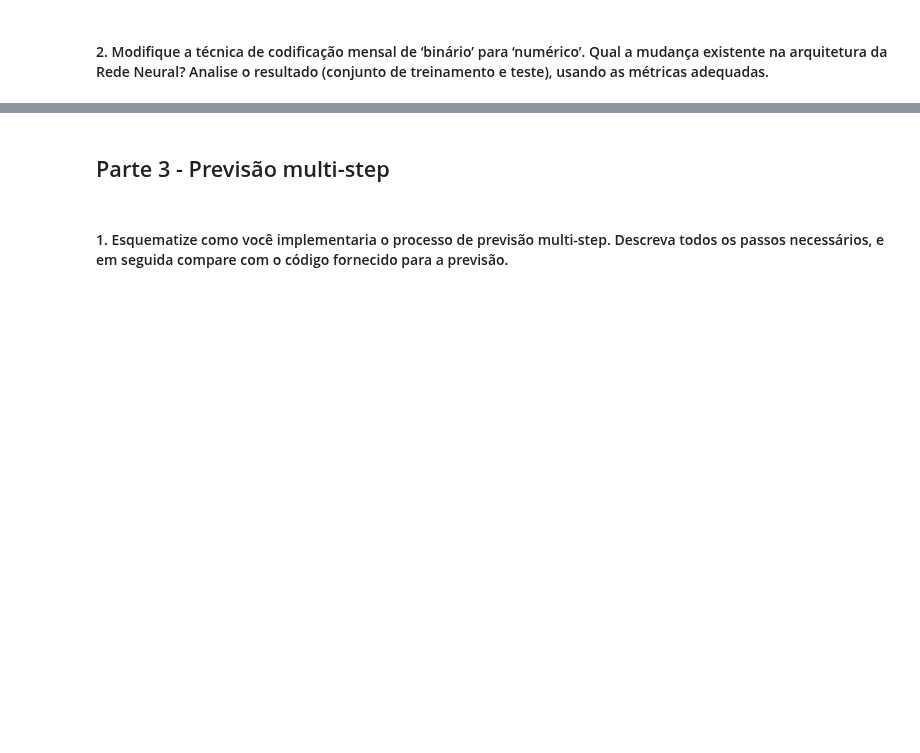
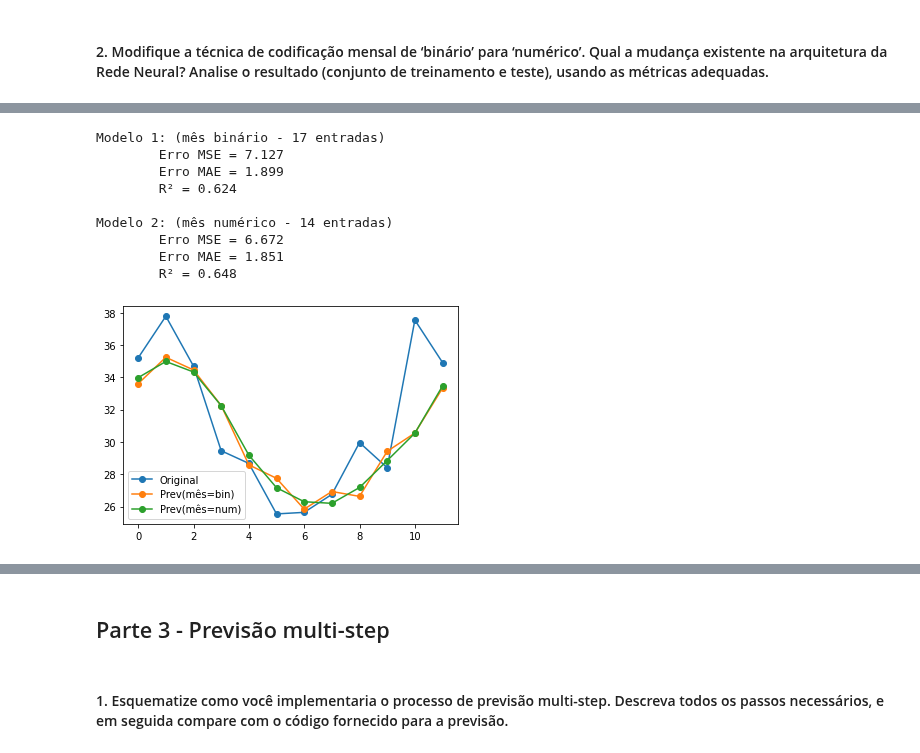
Before and after one commit to felipecostapereira/ELE2389_RedesNeurais, a Jupyter notebook: class_pratica2_Felipe.ipynb, the cells around one changed output, grey strips where cells are left out. Cells and saved outputs as stored; diff of their text form; code cells hidden in the pictures; blank space fills up the shorter version.

```diff
--- a/class_pratica2_Felipe.ipynb
+++ b/class_pratica2_Felipe.ipynb
@@ -436,0 +477,12 @@ Erro MAE = 1.899
+# %%
+n_input = X_train2.shape[1]
+n_output = 1
+hidden_neurons = 20
+# %%
+model2 = NeuralNetwork(n_input = n_input, n_output=n_output, hidden_neurons = hidden_neurons, hidden_activation='sigmoid')
+device = torch.device('cuda' if torch.cuda.is_available() else 'cpu')
+
+lr = 0.05
+epochs = 1000
+
+history, y_hat2 = train(model2, train_loader, epochs, device, lr)
@@ -436,0 +491,39 @@ Erro MAE = 1.899
+# %%
+y_pred2 = model2(torch.from_numpy(X_test2).float())
+y_hat2 = y_pred2.detach().numpy()
+# %%
+# desnormalizando as previsões:
+orig_y_eval = y_test*(_max-_min) + _min
+orig_y_hat = y_hat*(_max-_min) + _min
+
+orig_y_eval2 = y_test2*(_max-_min) + _min
+orig_y_hat2 = y_hat2*(_max-_min) + _min
+
+# métricas de erro modelo 1
+mae_error = mean_absolute_error(orig_y_eval, orig_y_hat)
+mse_error = mean_squared_error(orig_y_eval, orig_y_hat)
+r2 = r2_score(orig_y_eval, orig_y_hat)
+
+# métricas de erro modelo 2
+mae_error2 = mean_absolute_error(orig_y_eval2, orig_y_hat2)
+mse_error2 = mean_squared_error(orig_y_eval2, orig_y_hat2)
+r22 = r2_score(orig_y_eval2, orig_y_hat2)
+
+plt.plot(orig_y_eval, marker='o')
+plt.plot(orig_y_hat, marker='o')
+plt.plot(orig_y_hat2, marker='o')
+plt.legend(['Original','Prev(mês=bin)', 'Prev(mês=num)'])
+
+print(f'Modelo 1: (mês binário - {X_train.shape[1]} entradas)\n\tErro MSE = {round(mse_error,3)} \n\tErro MAE = {round(mae_error,3)}\n\tR² = {round(r2,3)}\n')
+print(f'Modelo 2: (mês numérico - {X_train2.shape[1]} entradas)\n\tErro MSE = {round(mse_error2,3)} \n\tErro MAE = {round(mae_error2,3)}\n\tR² = {round(r22,3)}')
+# %% [output]
+Modelo 1: (mês binário - 17 entradas)
+        Erro MSE = 7.127
+        Erro MAE = 1.899
+        R² = 0.624
+
+Modelo 2: (mês numérico - 14 entradas)
+        Erro MSE = 6.672
+        Erro MAE = 1.851
+        R² = 0.648
+[figure, added]
```
Also changed, not shown: parts of 18 cells of this notebook.
